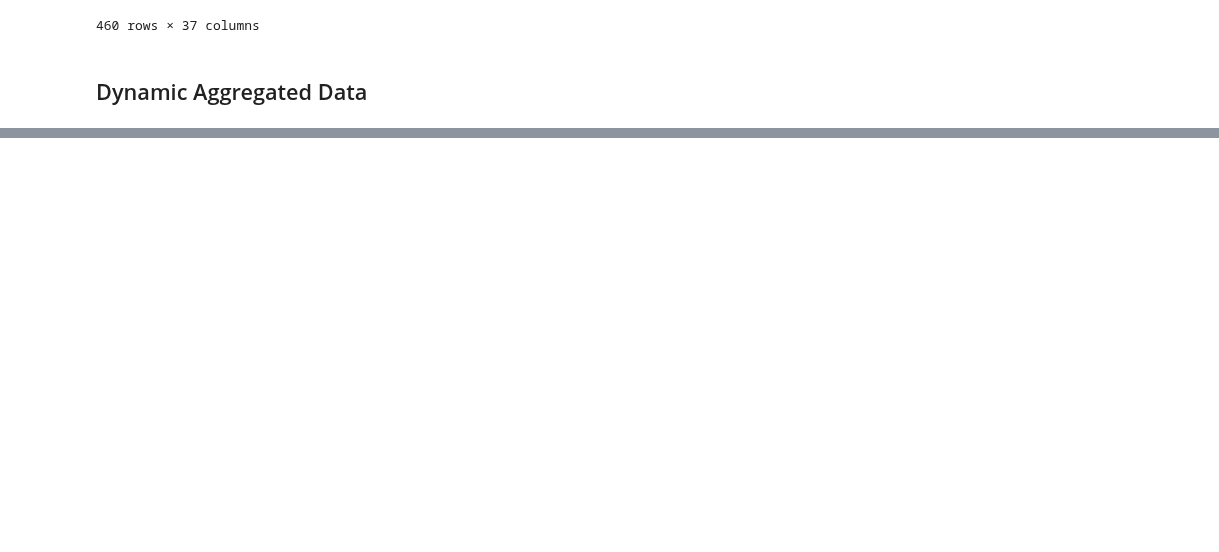
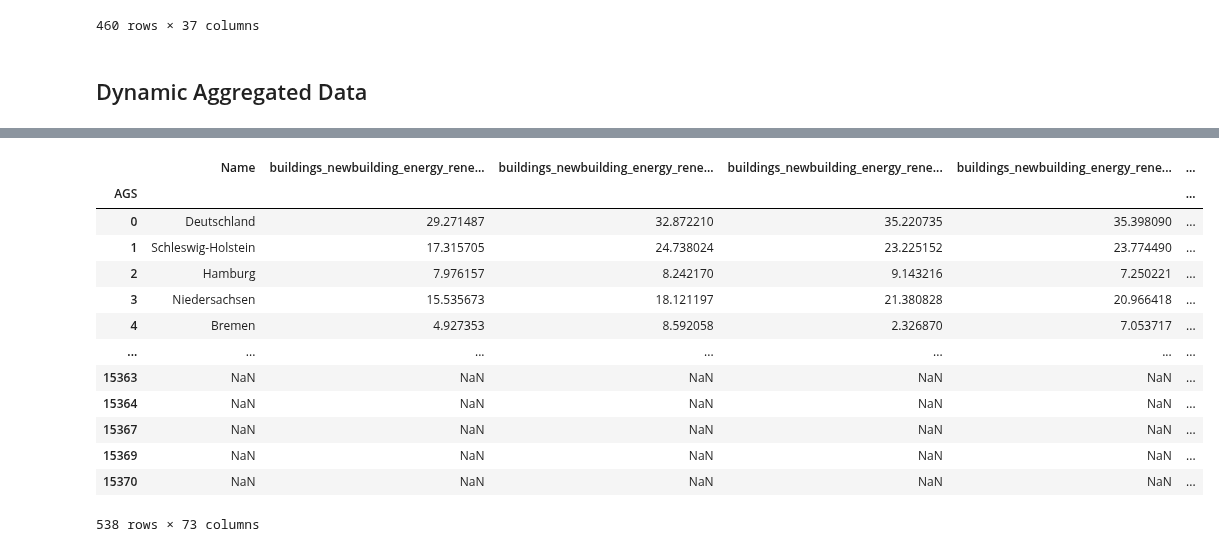
Before and after one commit to uclab-potsdam/klimataz, a Jupyter notebook: data/buildings/final_data_landkreis_new_building_renewables.ipynb, the cells around one changed output, grey strips where cells are left out. Cells and saved outputs as stored; diff of their text form; code cells hidden in the pictures; blank space fills up the shorter version.

```diff
--- a/data/buildings/final_data_landkreis_new_building_renewables.ipynb
+++ b/data/buildings/final_data_landkreis_new_building_renewables.ipynb
@@ -424,0 +557,19 @@ for ort in orte:
+# %%
+#save dataframe to file
+final_dyn_agg.to_csv("data/final_data_dynamic_aggregated_landkreis_newbuildings_renewables.csv")
+final_dyn_agg
+# %% [output]
+|  | Name | buildings_newbuilding_energy_rene... | buildings_newbuilding_energy_rene... | buildings_newbuilding_energy_rene... | buildings_newbuilding_energy_rene... | ... |
+| AGS |  |  |  |  |  | ... |
+| 0 | Deutschland | 29.271487 | 32.872210 | 35.220735 | 35.398090 | ... |
+| 1 | Schleswig-Holstein | 17.315705 | 24.738024 | 23.225152 | 23.774490 | ... |
+| 2 | Hamburg | 7.976157 | 8.242170 | 9.143216 | 7.250221 | ... |
+| 3 | Niedersachsen | 15.535673 | 18.121197 | 21.380828 | 20.966418 | ... |
+| 4 | Bremen | 4.927353 | 8.592058 | 2.326870 | 7.053717 | ... |
+| ... | ... | ... | ... | ... | ... | ... |
+| 15363 | NaN | NaN | NaN | NaN | NaN | ... |
+| 15364 | NaN | NaN | NaN | NaN | NaN | ... |
+| 15367 | NaN | NaN | NaN | NaN | NaN | ... |
+| 15369 | NaN | NaN | NaN | NaN | NaN | ... |
+| 15370 | NaN | NaN | NaN | NaN | NaN | ... |
+538 rows × 73 columns
```
Also changed, not shown: parts of 7 cells of this notebook, 1 other file.
